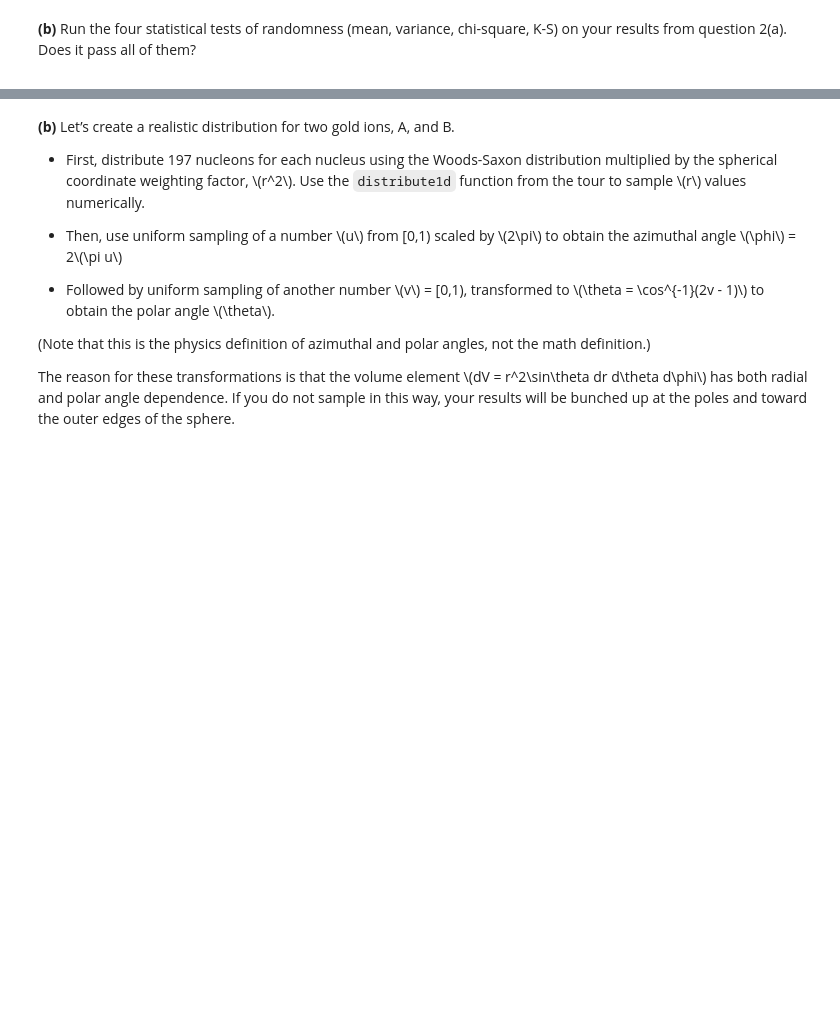
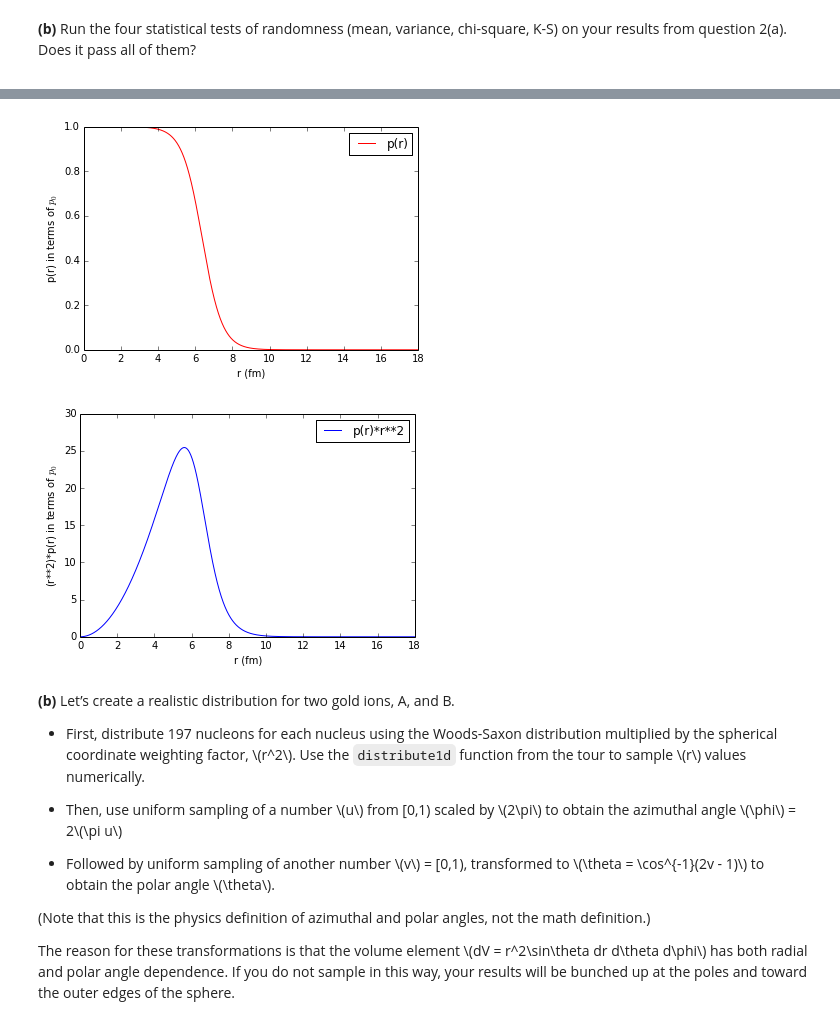
Before and after one commit to slewis06/PHYS202-S14, a Jupyter notebook: SciPy/RandomAndMCExercises.ipynb, the cells around one changed output, grey strips where cells are left out. Saved outputs shown, nothing was run; the diff lists cells and outputs as text; code cells hidden in the pictures; blank space fills up the shorter version.

```diff
--- a/SciPy/RandomAndMCExercises.ipynb
+++ b/SciPy/RandomAndMCExercises.ipynb
@@ -254,6 +249,31 @@ U
 </div>
 </div>
 </div>
+# %%
+r = np.arange(0,18,0.001)
+A = 197
+R = 6.38 #fm
+a = 0.535 #fm
+w = 0
+
+p = (1+(w*r**2)/R)/(1+exp((r-R)/a))
+p2 = (r**2)*p
+plt.plot(r,p,'r',label = 'p(r)')
+
+plt.ylabel('p(r) in terms of $p_0$')
+plt.xlabel('r (fm)')
+plt.legend(loc='best')
+plt.show()
+plt.figure()
+
+plt.plot(r,p2, label='p(r)*r**2')
+plt.ylabel('(r**2)*p(r) in terms of $p_0$')
+plt.xlabel('r (fm)')
+plt.legend(loc='best')
+plt.show()
+# %% [output]
+[figure, added]
+[figure, added]
 # %% [markdown]
 <div class="inner_cell">
 <div class="text_cell_render border-box-sizing rendered_html">
```
Also changed, not shown: parts of 3 cells of this notebook.
